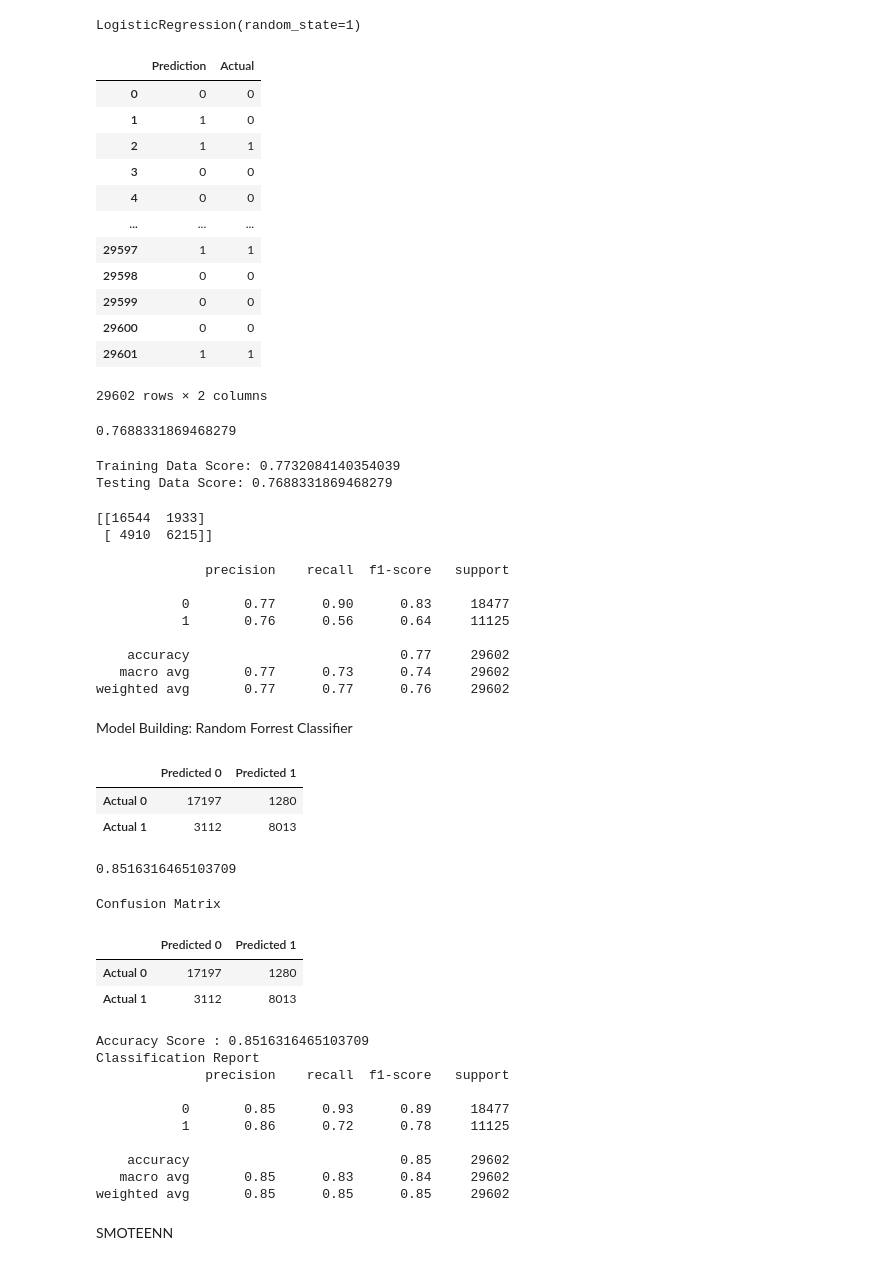
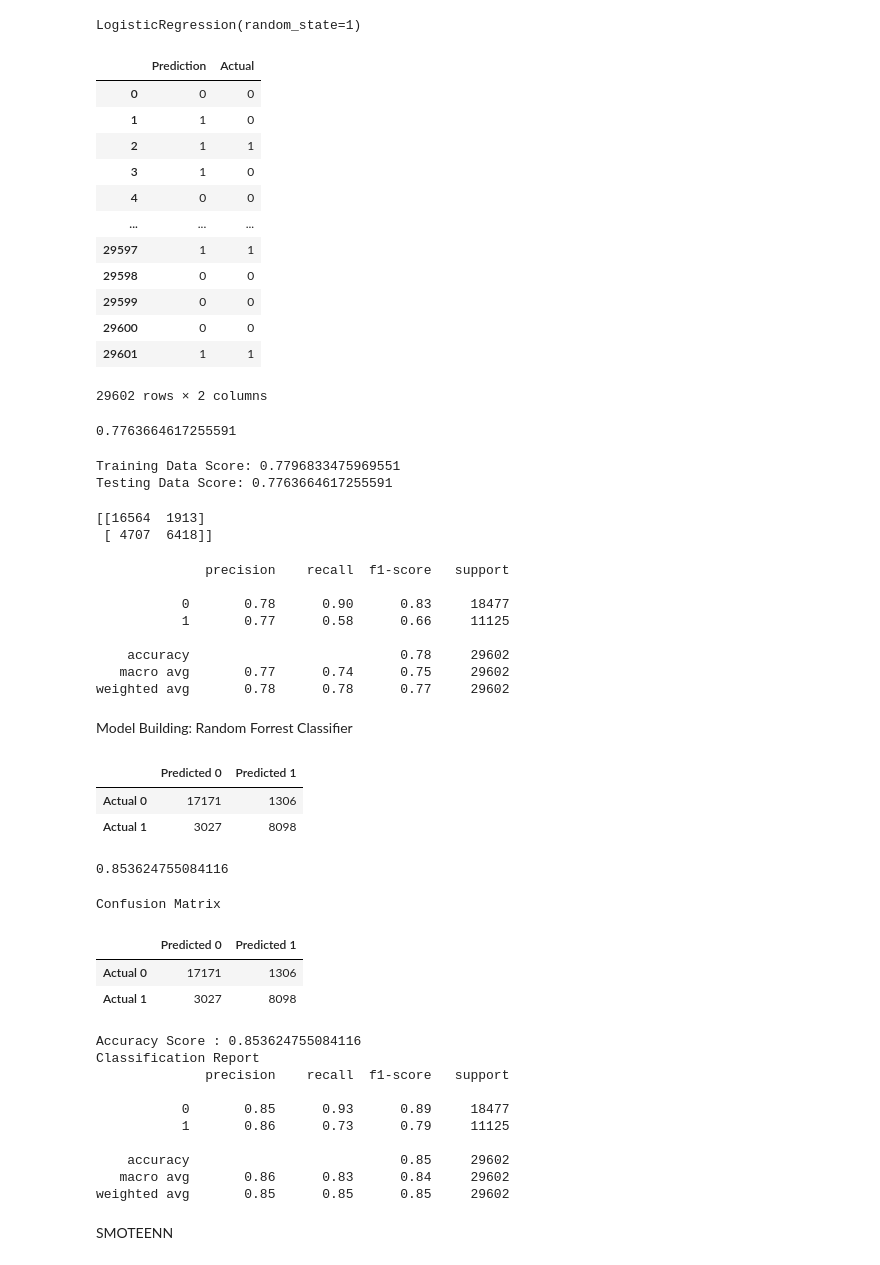
Before and after one commit to abrodyyy/Hotel_Repo, a Jupyter notebook: Preprocessing_and_ML_Model.ipynb, the cells around one changed output. Saved outputs shown, nothing was run; the diff lists cells and outputs as text; code cells hidden in the pictures.

```diff
--- a/Preprocessing_and_ML_Model.ipynb
+++ b/Preprocessing_and_ML_Model.ipynb
@@ -163,10 +163,11 @@ dtype: int64
 # %%
 hotel2_df.to_csv('hotel_2_data.csv',index=False)
 # %%
+#New version: keep booking changes
 clean_hotel_df = hotel2_df.copy()
 clean_hotel_df.drop(columns = ['reservation_status_date','reserved_room_type','assigned_room_type',
                            'arrival_date_week_number','distribution_channel','country','reservation_status',
-                           'arrival_date_year','arrival_date_day_of_month','booking_changes'],inplace = True)
+                           'arrival_date_year','arrival_date_day_of_month'],inplace = True)
 clean_hotel_df.head(10)
 # %% [output]
 |  | hotel | is_canceled | lead_time | arrival_date_month | stays_in_weekend_nights | stays_in_week_nights | ... |
@@ -289,25 +293,25 @@ Model Building: Logistic Regression
 # %%
 # Create our logistic regression model
 from sklearn.linear_model import LogisticRegression
-classifier = LogisticRegression(solver='lbfgs', max_iter=100, random_state=1)
-classifier
+lr_model = LogisticRegression(solver='lbfgs', max_iter=100, random_state=1)
+lr_model
 # %% [output]
 LogisticRegression(random_state=1)
 # %%
 # Training the model
-classifier.fit(X_train_scaled, y_train)
+lr_model.fit(X_train_scaled, y_train)
 # %% [output]
 LogisticRegression(random_state=1)
 # %%
 # Create predictions
-y_pred = classifier.predict(X_test_scaled)
+y_pred = lr_model.predict(X_test_scaled)
 pd.DataFrame({"Prediction": y_pred, "Actual": y_test})
 # %% [output]
 |  | Prediction | Actual |
 | 0 | 0 | 0 |
 | 1 | 1 | 0 |
 | 2 | 1 | 1 |
-| 3 | 0 | 0 |
+| 3 | 1 | 0 |
 | 4 | 0 | 0 |
 | ... | ... | ... |
 | 29597 | 1 | 1 |
@@ -321,22 +325,22 @@ pd.DataFrame({"Prediction": y_pred, "Actual": y_test})
 from sklearn.metrics import accuracy_score
 print(accuracy_score(y_test, y_pred))
 # %% [output]
-0.7688331869468279
+0.7763664617255591
 # %%
 # Validating the model using the test data
-print(f"Training Data Score: {classifier.score(X_train_scaled, y_train)}")
-print(f"Testing Data Score: {classifier.score(X_test_scaled, y_test)}")
+print(f"Training Data Score: {lr_model.score(X_train_scaled, y_train)}")
+print(f"Testing Data Score: {lr_model.score(X_test_scaled, y_test)}")
 # %% [output]
-Training Data Score: 0.7732084140354039
-Testing Data Score: 0.7688331869468279
+Training Data Score: 0.7796833475969551
+Testing Data Score: 0.7763664617255591
 # %%
 # Confusion Matrix
 from sklearn.metrics import confusion_matrix, classification_report
 matrix = confusion_matrix(y_test, y_pred)
 print(matrix)
 # %% [output]
-[[16544  1933]
- [ 4910  6215]]
+[[16564  1913]
+ [ 4707  6418]]
 # %%
 # Classification Report
 report = classification_report(y_test, y_pred)
@@ -344,12 +348,12 @@ print(report)
 # %% [output]
               precision    recall  f1-score   support
 
-           0       0.77      0.90      0.83     18477
-           1       0.76      0.56      0.64     11125
+           0       0.78      0.90      0.83     18477
+           1       0.77      0.58      0.66     11125
 
-    accuracy                           0.77     29602
-   macro avg       0.77      0.73      0.74     29602
-weighted avg       0.77      0.77      0.76     29602
+    accuracy                           0.78     29602
+   macro avg       0.77      0.74      0.75     29602
+weighted avg       0.78      0.78      0.77     29602
 # %% [markdown]
 Model Building: Random Forrest Classifier
 # %%
@@ -375,14 +379,14 @@ cm_df = pd.DataFrame(
 cm_df
 # %% [output]
 |  | Predicted 0 | Predicted 1 |
-| Actual 0 | 17197 | 1280 |
-| Actual 1 | 3112 | 8013 |
+| Actual 0 | 17171 | 1306 |
+| Actual 1 | 3027 | 8098 |
 # %%
 # Calculating the accuracy score.
 acc_score = accuracy_score(y_test, predictions)
 acc_score
 # %% [output]
-0.8516316465103709
+0.853624755084116
 # %%
 # Displaying results
 print("Confusion Matrix")
@@ -393,17 +397,17 @@ print(classification_report(y_test, predictions))
 # %% [output]
 Confusion Matrix
 |  | Predicted 0 | Predicted 1 |
-| Actual 0 | 17197 | 1280 |
-| Actual 1 | 3112 | 8013 |
+| Actual 0 | 17171 | 1306 |
+| Actual 1 | 3027 | 8098 |
-Accuracy Score : 0.8516316465103709
+Accuracy Score : 0.853624755084116
 Classification Report
               precision    recall  f1-score   support
 
            0       0.85      0.93      0.89     18477
-           1       0.86      0.72      0.78     11125
+           1       0.86      0.73      0.79     11125
 
     accuracy                           0.85     29602
-   macro avg       0.85      0.83      0.84     29602
+   macro avg       0.86      0.83      0.84     29602
 weighted avg       0.85      0.85      0.85     29602
 # %% [markdown]
 SMOTEENN
```
Also changed, not shown: parts of 16 cells of this notebook.
